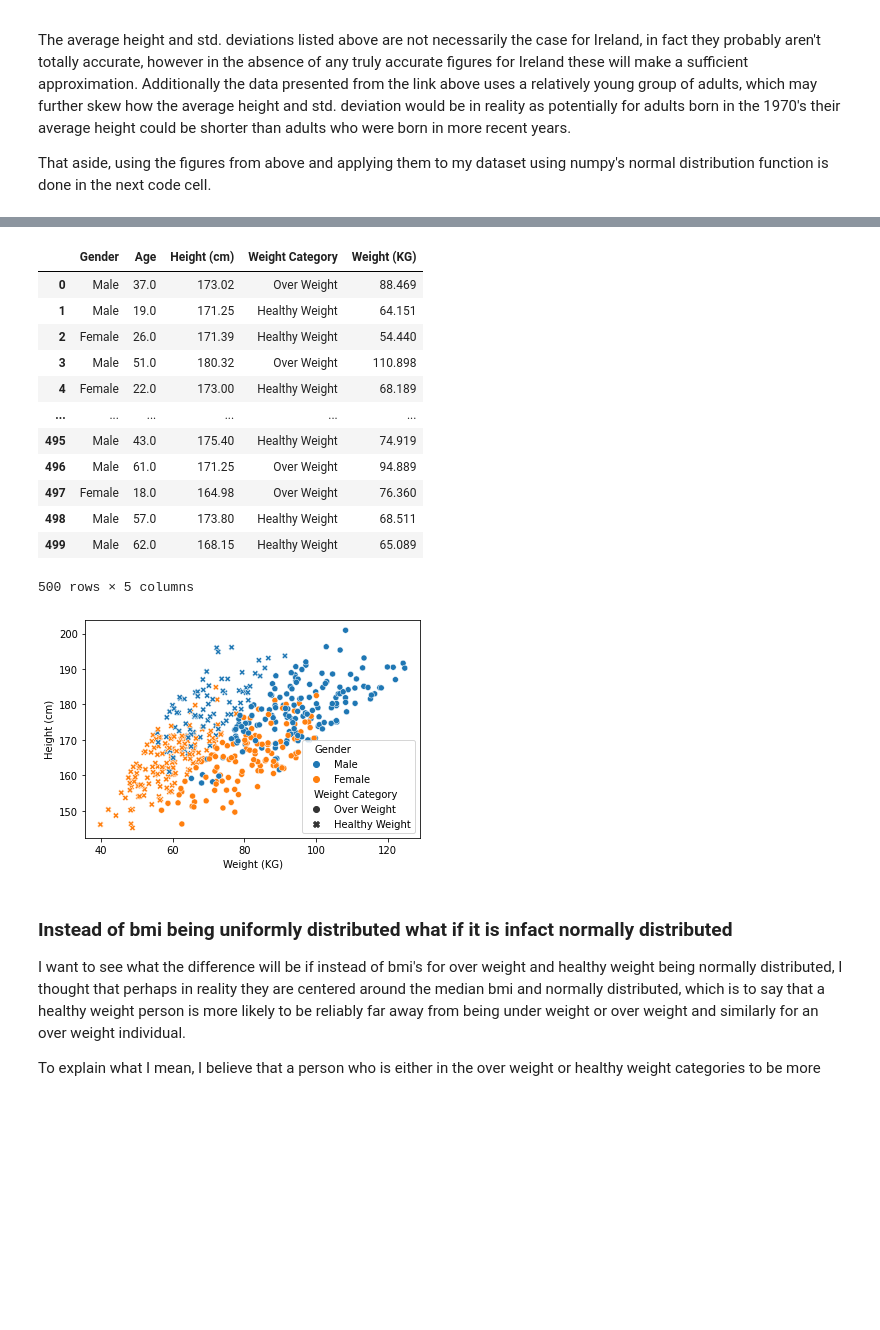
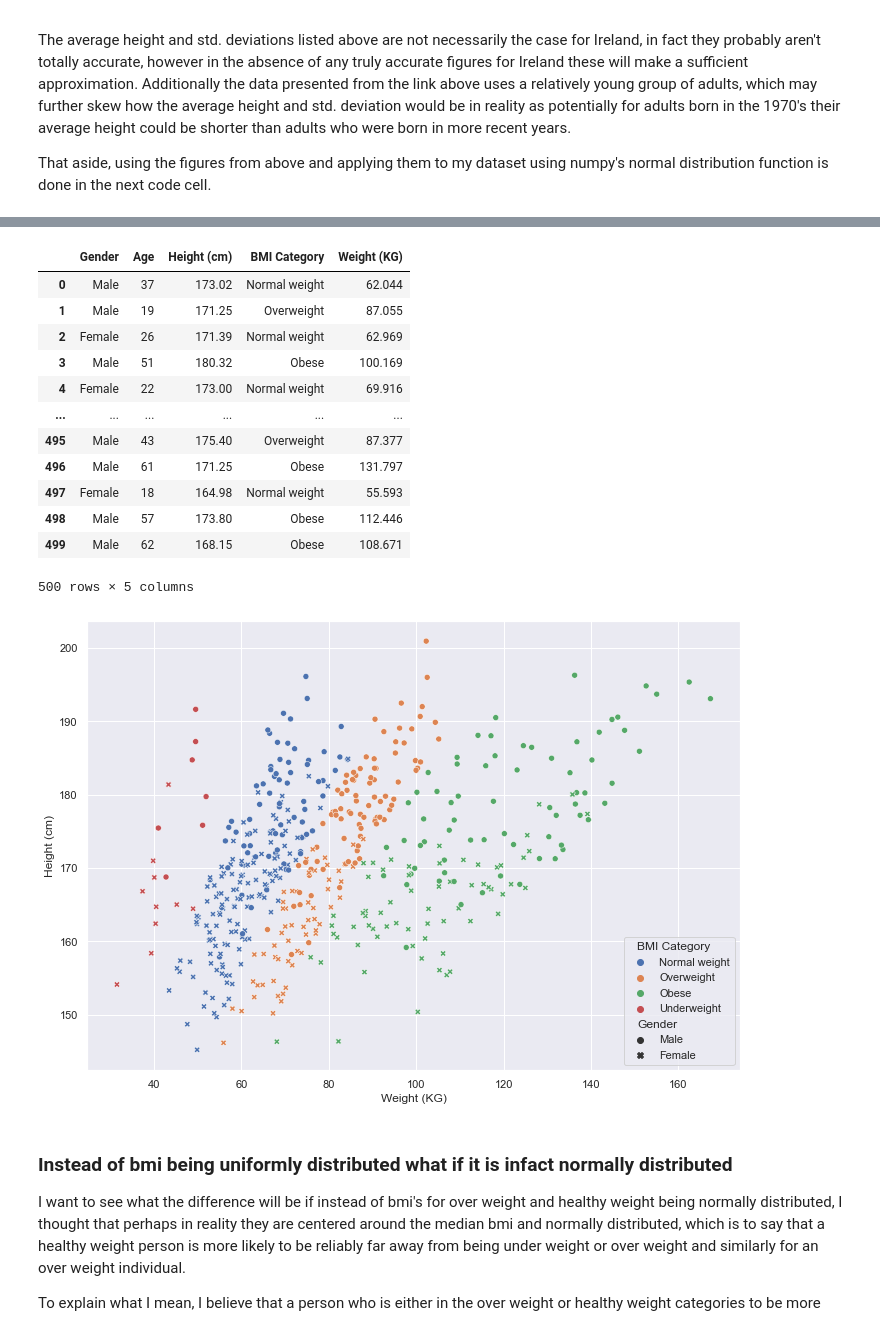
Before and after one commit to itskeithstudent/Programming-for-Data-Analysis-Project, a Jupyter notebook: Synthetic Data.ipynb, the cells around one changed output, grey strips where cells are left out. Saved outputs shown, nothing was run; the diff lists cells and outputs as text; code cells hidden in the pictures; blank space fills up the shorter version.

Commit message:
Add new csv file for bmi data, update bmi categories used to reflect those from CSO data

```diff
--- a/Synthetic Data.ipynb
+++ b/Synthetic Data.ipynb
@@ -164,10 +166,15 @@ Further inspection of the scatter plot shows a few interesting bits, firstly tha
 ## Adding Age as a variable to the dataset
 Now that we've determined the probabilities for the various ages across males and females, in the next cell I will use this to assign ages based on the individuals gender. This will update the existing dataframe to now include a new column for our variable Age.
 # %%
+#loop through dataframe with iterrows
 for index, row in df.iterrows():
+    #if current row's gender is female
     if(row['Gender'] == 'Female'):
+        #Age is set using numpy's choice function, within potential ages in female_age_list and corresponding probabilities in female_age_percentage_list
         df.at[index,'Age'] = rng.choice(female_age_list, p=female_age_percentage_list)
     elif(row['Gender'] == 'Male'):
         df.at[index,'Age']  = rng.choice(male_age_list, p=male_age_percentage_list)
-df
+
+df['Age'] = df['Age'].astype('int') #converting type to int as it defaults to float and want integer for age
+df #check data frame so far
 # %% [output]
@@ -304,21 +336,37 @@ Where m is mass (or Weight) in kg and h is height in cm.
 # %%
+bmi_categories = ['Underweight', 'Normal weight', 'Overweight', 'Obese']
+p_female_bmi = [.04/0.99,.46/0.99,.24/0.99,.25/0.99] #Unfortunately the provided figures for female bmi percentages only add up to .99
+p_male_bmi = [.04,.35,.35,.26]
+
 for index, row in df.iterrows(): #loop through each row in dataframe
     if(row['Gender'] == 'Female'): #if row is gender then there is a 48.4% chance they are over weight
-        df.at[index,'Weight Category'] = rng.choice(['Healthy Weight', 'Over Weight'], p=[.516,.484])
-        if(df.at[index,'Weight Category'] =='Over Weight'): #depending on whether this person was over or healthy weight
+        df.at[index,'BMI Category'] = rng.choice(bmi_categories, p=p_female_bmi)
+        if(df.at[index,'BMI Category'] =='Obese'): #depending on whether this person was over or healthy weight
+            bmi_lower = 30
+            bmi_upper = 45
+        elif(df.at[index,'BMI Category'] =='Overweight'):
+            bmi_upper = 30
             bmi_lower = 25
-            bmi_upper = 35
-        elif(df.at[index,'Weight Category'] =='Healthy Weight'):
+        elif(df.at[index,'BMI Category'] =='Normal weight'):
             bmi_upper = 25
             bmi_lower = 18.5
+        elif(df.at[index,'BMI Category'] =='Underweight'):
+            bmi_upper = 18.5
+            bmi_lower = 13
     elif(row['Gender'] == 'Male'):
-        df.at[index,'Weight Category'] = rng.choice(['Healthy Weight', 'Over Weight'], p=[.369,.631])
-        if(df.at[index,'Weight Category'] =='Over Weight'):
+        df.at[index,'BMI Category'] = rng.choice(bmi_categories, p=p_male_bmi)
+        if(df.at[index,'BMI Category'] =='Obese'): #depending on whether this person was over or healthy weight
+            bmi_lower = 30
+            bmi_upper = 45
+        elif(df.at[index,'BMI Category'] =='Overweight'):
+            bmi_upper = 30
             bmi_lower = 25
-            bmi_upper = 35
-        elif(df.at[index,'Weight Category'] =='Healthy Weight'):
+        elif(df.at[index,'BMI Category'] =='Normal weight'):
             bmi_upper = 25
             bmi_lower = 18.5
+        elif(df.at[index,'BMI Category'] =='Underweight'):
+            bmi_upper = 18.5
+            bmi_lower = 13
     bmi = rng.uniform(bmi_lower,bmi_upper)
     height = df.at[index,'Height (cm)']/100
     weight = bmi*(height**2)
@@ -326,24 +374,25 @@ for index, row in df.iterrows(): #loop through each row in dataframe
 # %%
 df
 # %% [output]
-|  | Gender | Age | Height (cm) | Weight Category | Weight (KG) |
-| 0 | Male | 37.0 | 173.02 | Over Weight | 88.469 |
-| 1 | Male | 19.0 | 171.25 | Healthy Weight | 64.151 |
-| 2 | Female | 26.0 | 171.39 | Healthy Weight | 54.440 |
-| 3 | Male | 51.0 | 180.32 | Over Weight | 110.898 |
-| 4 | Female | 22.0 | 173.00 | Healthy Weight | 68.189 |
+|  | Gender | Age | Height (cm) | BMI Category | Weight (KG) |
+| 0 | Male | 37 | 173.02 | Normal weight | 62.044 |
+| 1 | Male | 19 | 171.25 | Overweight | 87.055 |
+| 2 | Female | 26 | 171.39 | Normal weight | 62.969 |
+| 3 | Male | 51 | 180.32 | Obese | 100.169 |
+| 4 | Female | 22 | 173.00 | Normal weight | 69.916 |
 | ... | ... | ... | ... | ... | ... |
-| 495 | Male | 43.0 | 175.40 | Healthy Weight | 74.919 |
-| 496 | Male | 61.0 | 171.25 | Over Weight | 94.889 |
-| 497 | Female | 18.0 | 164.98 | Over Weight | 76.360 |
-| 498 | Male | 57.0 | 173.80 | Healthy Weight | 68.511 |
-| 499 | Male | 62.0 | 168.15 | Healthy Weight | 65.089 |
+| 495 | Male | 43 | 175.40 | Overweight | 87.377 |
+| 496 | Male | 61 | 171.25 | Obese | 131.797 |
+| 497 | Female | 18 | 164.98 | Normal weight | 55.593 |
+| 498 | Male | 57 | 173.80 | Obese | 112.446 |
+| 499 | Male | 62 | 168.15 | Obese | 108.671 |
 500 rows × 5 columns
 # %%
 import seaborn as sns
-sns.scatterplot( x='Weight (KG)', y='Height (cm)', data=df, hue='Gender', style='Weight Category');
+sns.set(rc={'figure.figsize':(11.7,8.27)})
+sns.scatterplot( x='Weight (KG)', y='Height (cm)', data=df, hue='BMI Category', style='Gender');
 # %% [output]
-[figure, old version]
+[figure, new version]
 # %% [markdown]
 ### Instead of bmi being uniformly distributed what if it is infact normally distributed
 I want to see what the difference will be if instead of bmi's for over weight and healthy weight being normally distributed, I thought that perhaps in reality they are centered around the median bmi and normally distributed, which is to say that a healthy weight person is more likely to be reliably far away from being under weight or over weight and similarly for an over weight individual.
```
Also changed, not shown: parts of 11 cells of this notebook, 1 other file.
